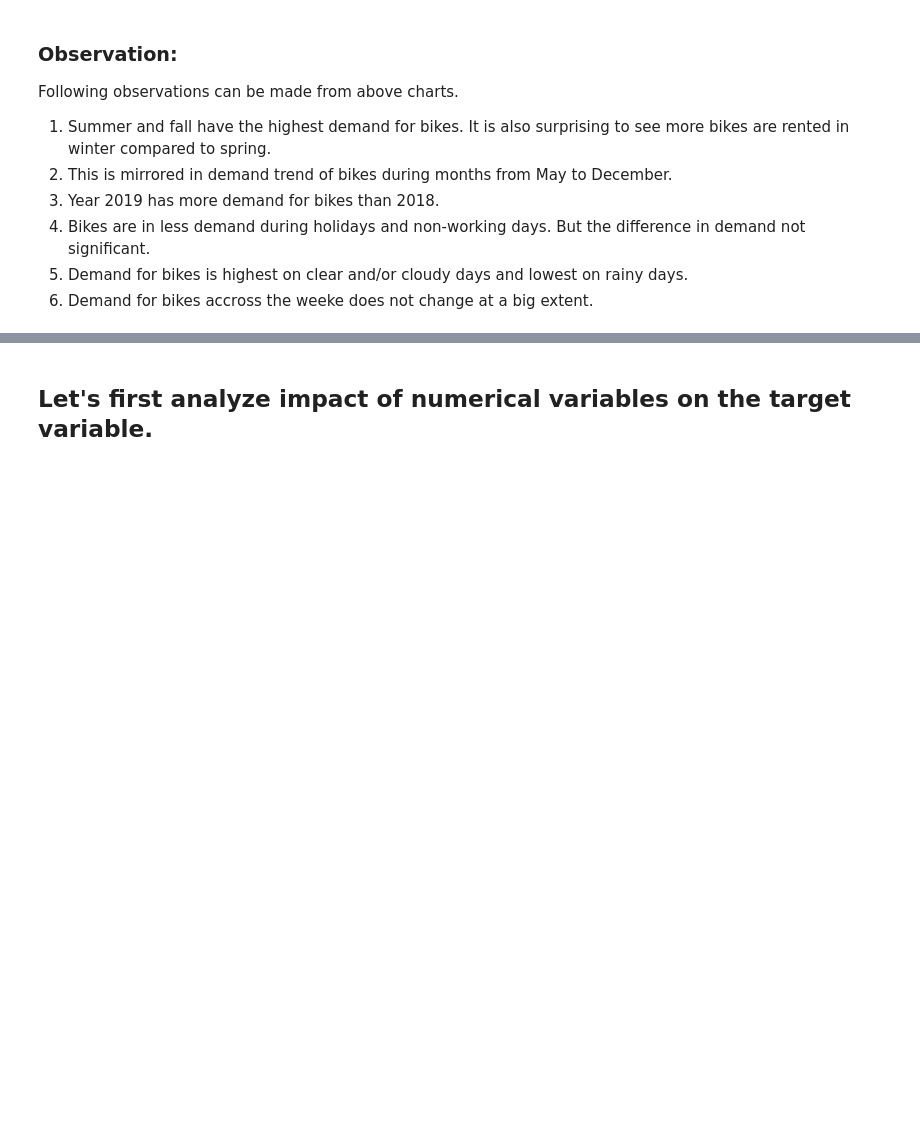
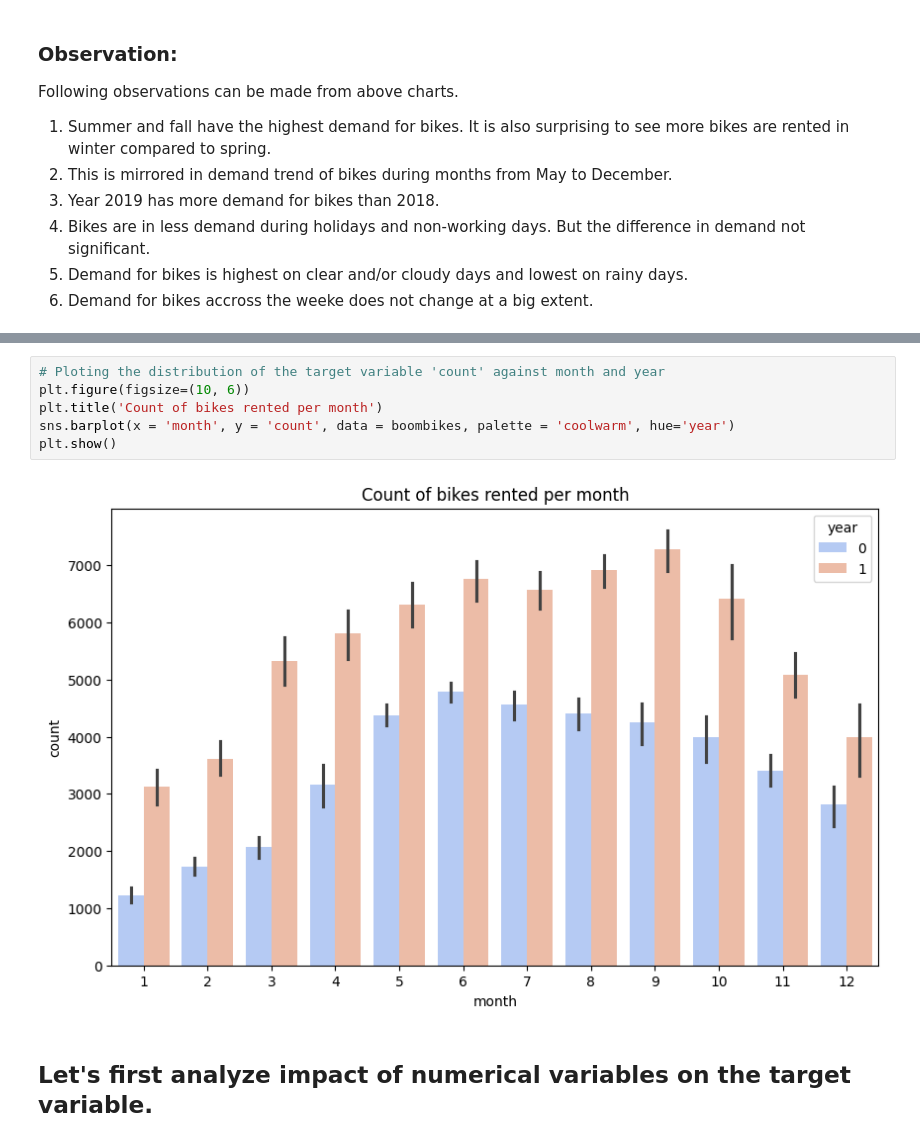
Before and after one commit to ranpariyachetan/boombikes-linearregression, a Jupyter notebook: regression-assignment.ipynb, the cells around one changed output, grey strips where cells are left out. Saved outputs shown, nothing was run; the diff lists cells and outputs as text; blank space fills up the shorter version.

```diff
--- a/regression-assignment.ipynb
+++ b/regression-assignment.ipynb
@@ -127,3 +163,11 @@ Following observations can be made from above charts.
+# %%
+# Ploting the distribution of the target variable 'count' against month and year
+plt.figure(figsize=(10, 6))
+plt.title('Count of bikes rented per month')
+sns.barplot(x = 'month', y = 'count', data = boombikes, palette = 'coolwarm', hue='year')
+plt.show()
+# %% [output]
+[figure, added]
 # %% [markdown]
 ## Let's first analyze impact of numerical variables on the target variable.
 # %%
```
Also changed, not shown: parts of 11 cells of this notebook.
